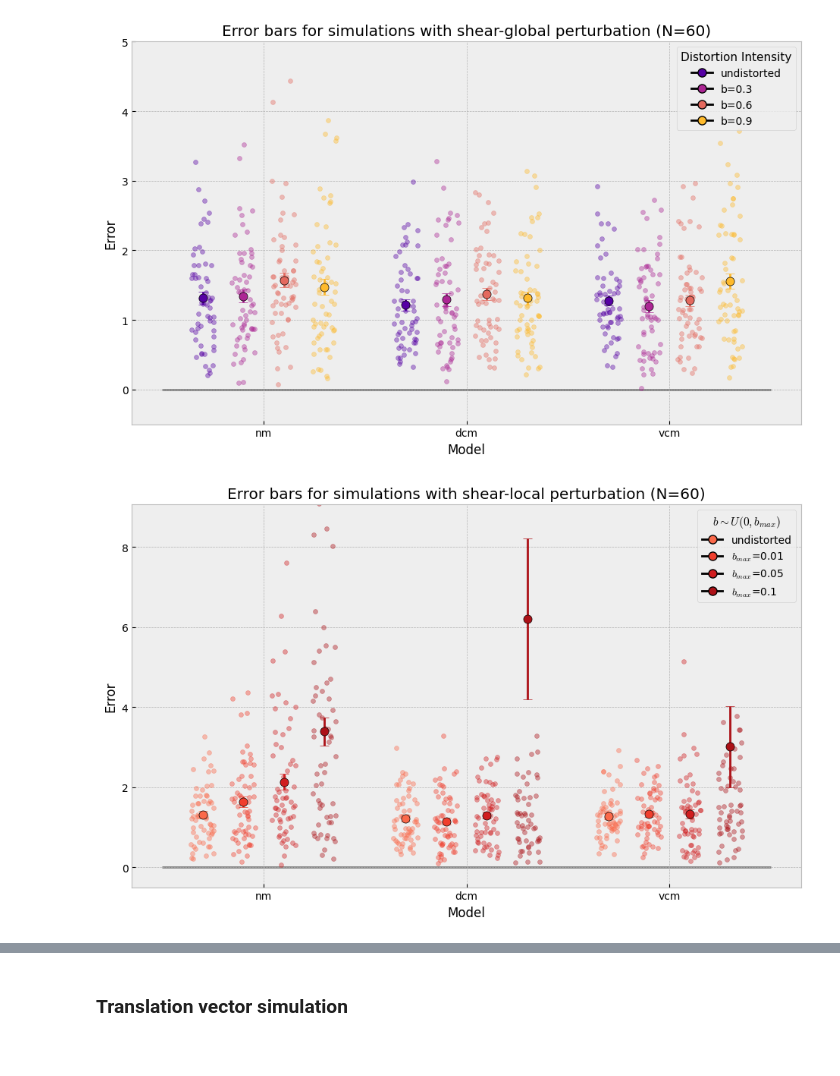
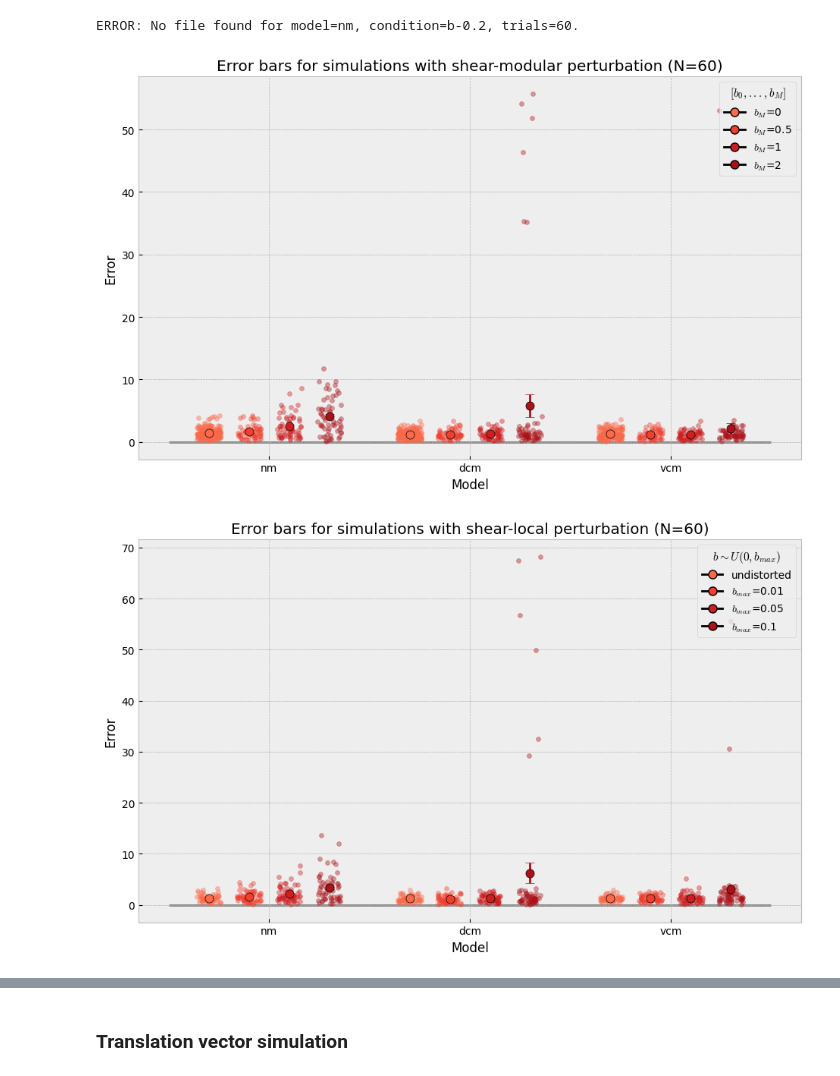
Before and after one commit to hectorleos/grid-cell-decoding, a Jupyter notebook: analysis_combinatorial.ipynb, the cells around one changed output, grey strips where cells are left out. Saved outputs shown, nothing was run; the diff lists cells and outputs as text; code cells hidden in the pictures.

Commit message:
Started third round of simulations (modular)

```diff
--- a/analysis_combinatorial.ipynb
+++ b/analysis_combinatorial.ipynb
@@ -27,9 +27,9 @@ example_distortion_params = {'undistorted-0': {'distortion': 'none-global', 'a':
                      'stretch1': {'distortion': 'stretch', 'a': 1, 'b': 0.67}}
 
 # Global distortion parameters
-shear_global_params = get_param_dict({'a': [0], 'b': [0.3, 0.6, 0.9]},
+shear_global_params = get_param_dict({'a': [0], 'b': [0.2, 0.6, 0.9]},
                                      'shear-global', incl_undistorted=True)
-stretch_global_params = get_param_dict({'a': [1], 'b': [0.7, 0.5, 0.3]},
+stretch_global_params = get_param_dict({'a': [2], 'b': [0.7, 0.5, 0.3]},
                                        'stretch-global', incl_undistorted=True)
 
 # Local distortion parameters
@@ -37,13 +37,19 @@ shear_local_params = get_param_dict({'a': [0], 'b': [0.01, 0.05, 0.1]},
                                      'shear-local', incl_undistorted=True)
 stretch_local_params = get_param_dict({'a': [1], 'b': [0.99, 0.95, 0.9]},
                                        'stretch-local', incl_undistorted=True)
+
+# Modular distortion parameters
+shear_modular_params = get_param_dict({'a': [0], 'b': [0, 0.5, 1, 2]},
+                                'shear-modular', incl_undistorted=False)
 # =================================================================
 # %%
 plot_error_bars(distortion='shear-global', distortion_params=shear_global_params, n_trials=N_TRIALS, model_names=model_names)
+plot_error_bars(distortion='shear-modular', distortion_params=shear_modular_params, n_trials=N_TRIALS, model_names=model_names)
 plot_error_bars(distortion='shear-local', distortion_params=shear_local_params, n_trials=N_TRIALS, model_names=model_names)
 # %% [output]
+ERROR: No file found for model=nm, condition=b-0.2, trials=60.
-[figure, old version]
+[figure, new version]
-[figure, old version]
+[figure, new version]
 # %%
 plot_error_bars(distortion='stretch-global', distortion_params=stretch_global_params, n_trials=N_TRIALS, model_names=model_names)
 plot_error_bars(distortion='stretch-local', distortion_params=stretch_local_params, n_trials=N_TRIALS, model_names=model_names)
```
Also changed, not shown: parts of 5 cells of this notebook, 18 other files.
